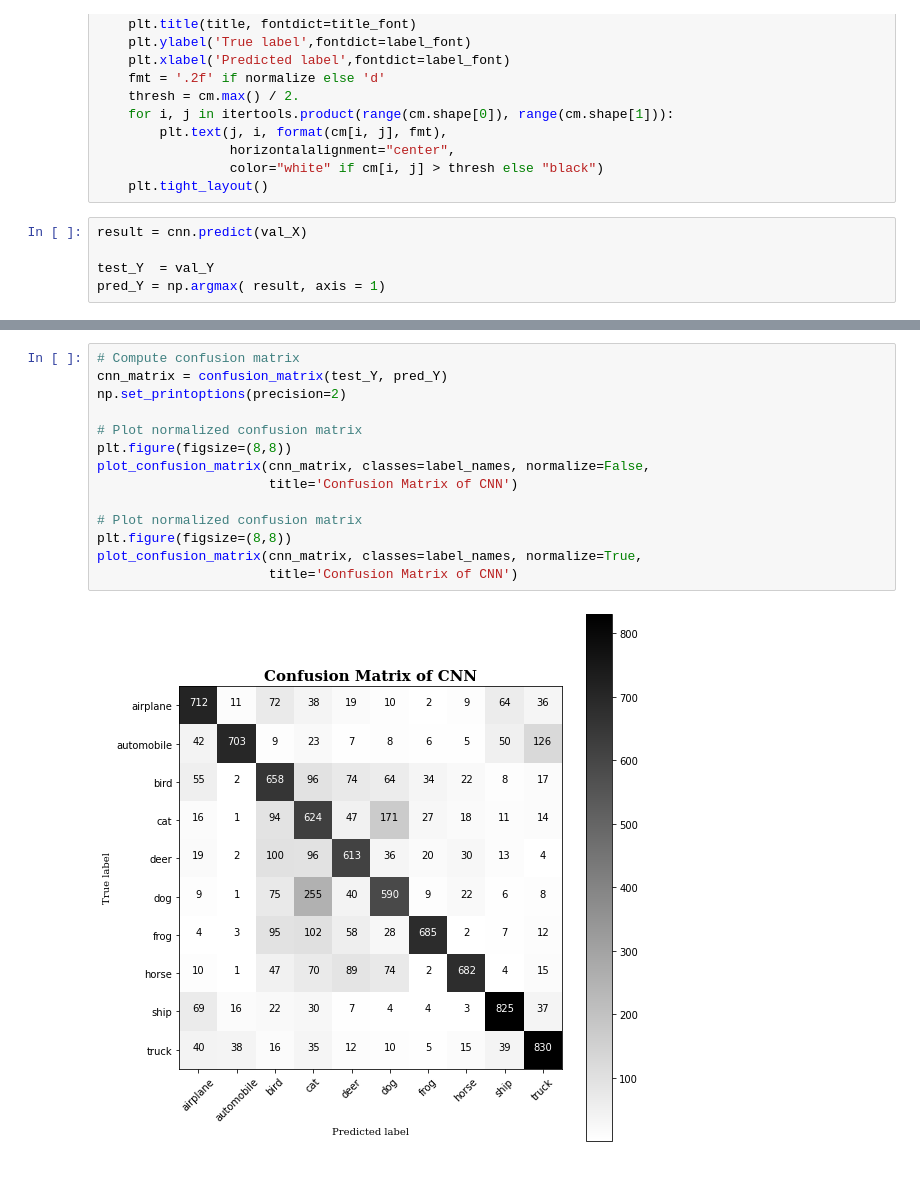
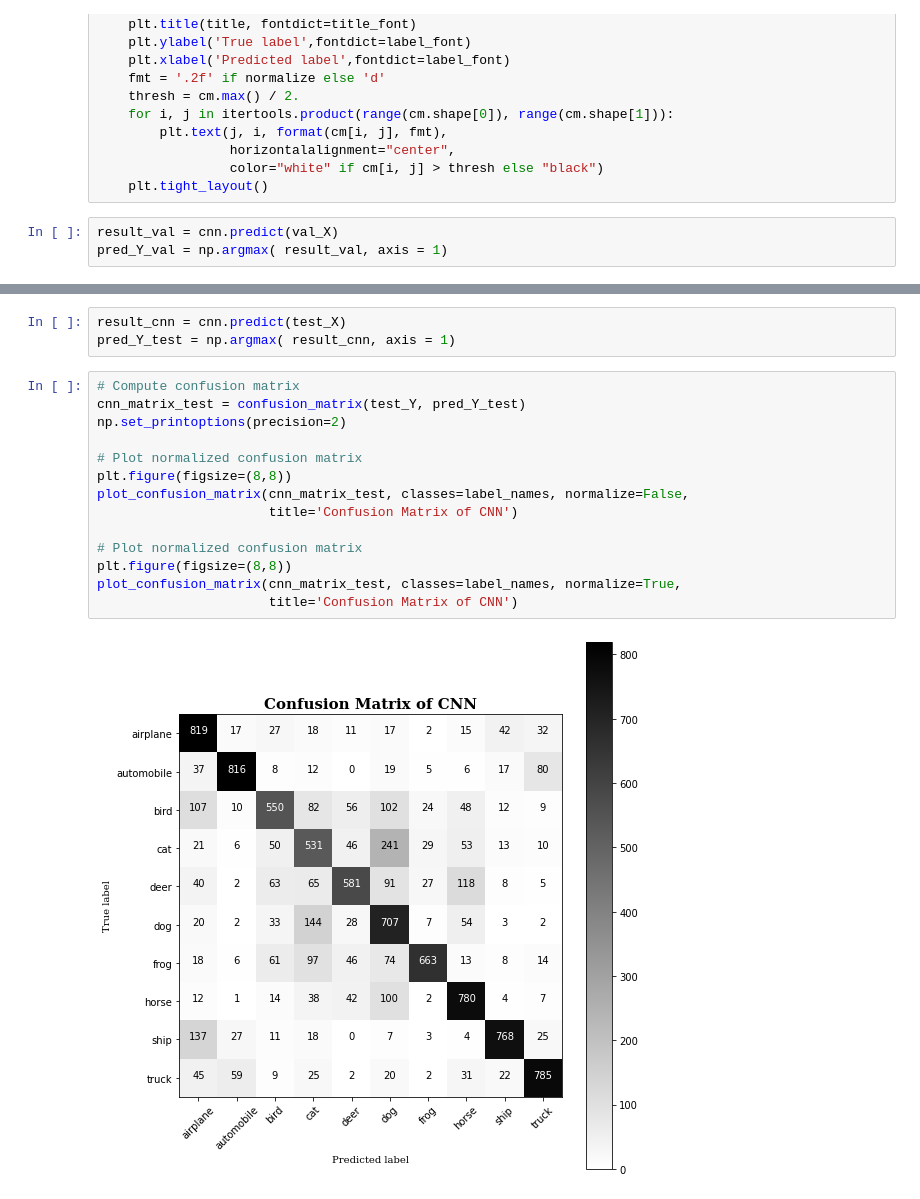
Before and after one commit to judrodriguezdu/judrodriguezdu.github.io, a Jupyter notebook: CIFAR_10_CNN.ipynb, the cells around one changed output, grey strips where cells are left out. Drawn from its saved outputs; the diff is of its cells as text.

```diff
--- a/CIFAR_10_CNN.ipynb
+++ b/CIFAR_10_CNN.ipynb
@@ -339,7 +340,5 @@ def plot_confusion_matrix(cm, classes, normalize, title):
                  color="white" if cm[i, j] > thresh else "black")
     plt.tight_layout()
 # %%
-result = cnn.predict(val_X)
-
-test_Y  = val_Y
-pred_Y = np.argmax( result, axis = 1)
+result_val = cnn.predict(val_X)
+pred_Y_val = np.argmax( result_val, axis = 1)
@@ -346,16 +417,19 @@ pred_Y = np.argmax( result, axis = 1)
+# %%
+result_cnn = cnn.predict(test_X)
+pred_Y_test = np.argmax( result_cnn, axis = 1)
 # %%
 # Compute confusion matrix
-cnn_matrix = confusion_matrix(test_Y, pred_Y)
+cnn_matrix_test = confusion_matrix(test_Y, pred_Y_test)
 np.set_printoptions(precision=2)
 
 # Plot normalized confusion matrix
 plt.figure(figsize=(8,8))
-plot_confusion_matrix(cnn_matrix, classes=label_names, normalize=False,
+plot_confusion_matrix(cnn_matrix_test, classes=label_names, normalize=False,
                       title='Confusion Matrix of CNN')
 
 # Plot normalized confusion matrix
 plt.figure(figsize=(8,8))
-plot_confusion_matrix(cnn_matrix, classes=label_names, normalize=True,
+plot_confusion_matrix(cnn_matrix_test, classes=label_names, normalize=True,
                       title='Confusion Matrix of CNN')
 # %% [output]
-[figure, old version]
+[figure, new version]
```
Also changed, not shown: parts of 20 cells of this notebook.
